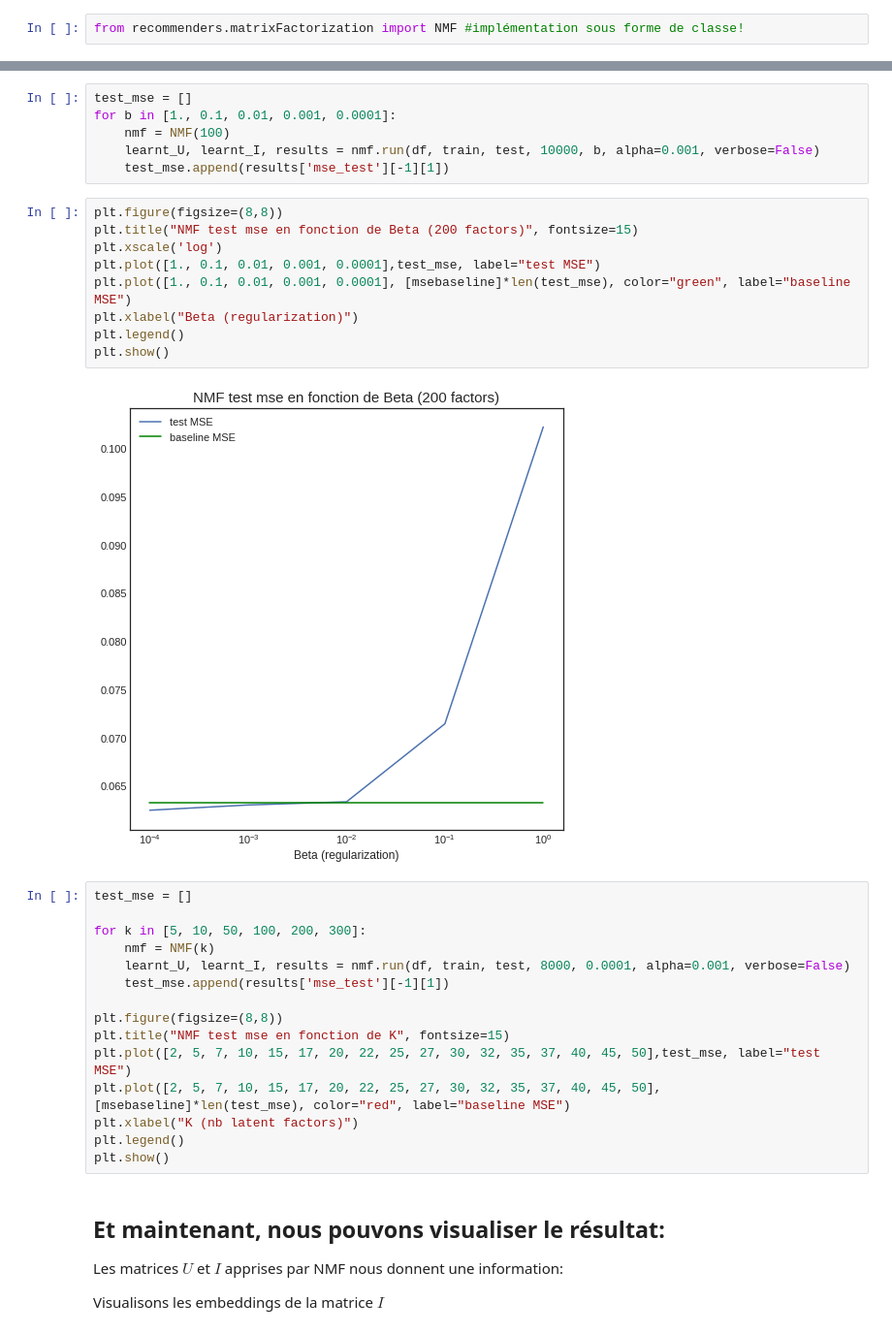
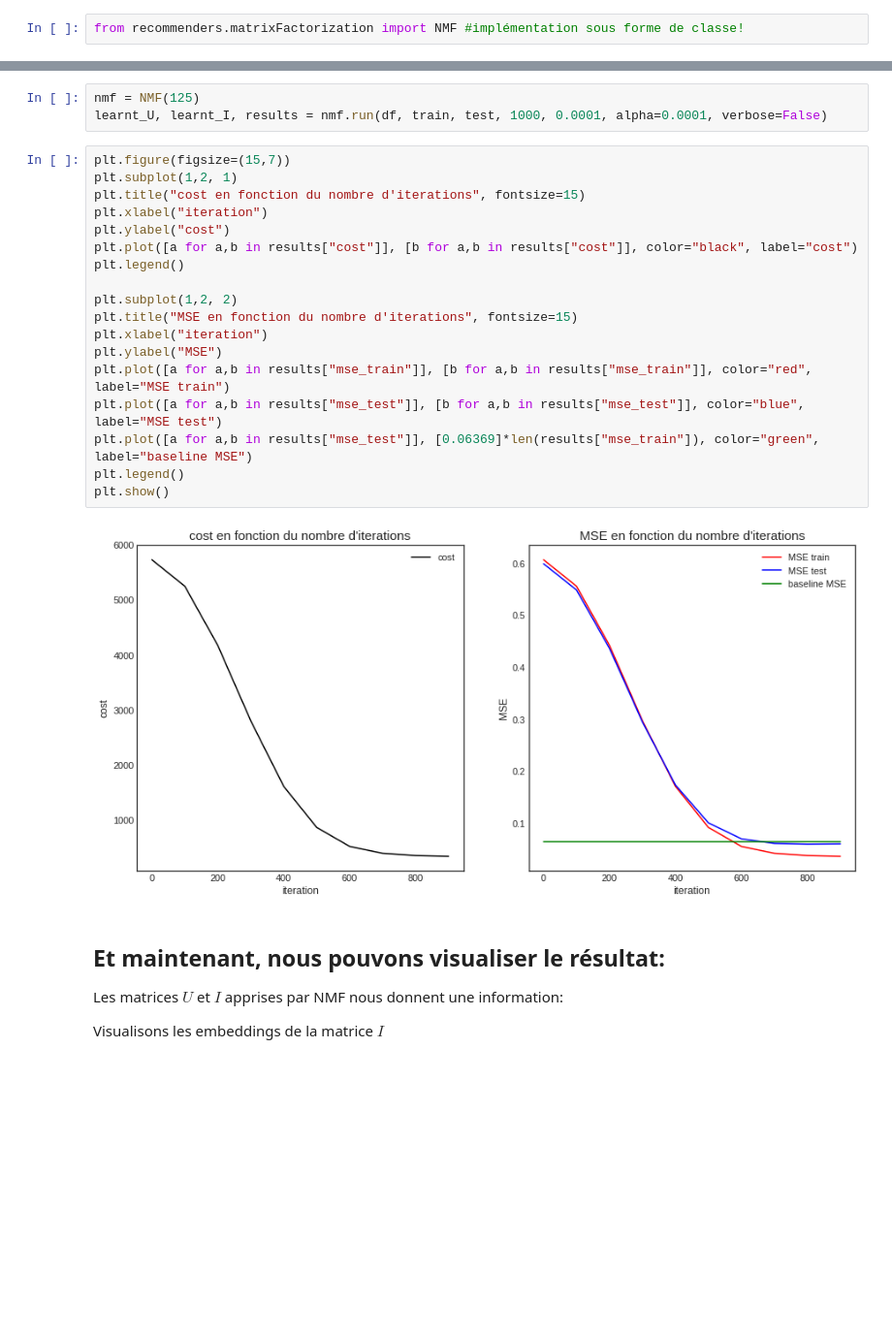
Before and after one commit to ismaelbonneau/movie_recommender, a Jupyter notebook: collaborative_filtering_1.ipynb, the cells around one changed output, grey strips where cells are left out. Shown: that part at 97% size. Drawn from its saved outputs; the diff is of its cells as text; blank space fills up the shorter version.

```diff
--- a/collaborative_filtering_1.ipynb
+++ b/collaborative_filtering_1.ipynb
@@ -368,35 +378,26 @@ from recommenders.matrixFactorization import NMF #implémentation sous forme de
 # %%
-test_mse = []
-for b in [1., 0.1, 0.01, 0.001, 0.0001]:
-    nmf = NMF(100)
-    learnt_U, learnt_I, results = nmf.run(df, train, test, 10000, b, alpha=0.001, verbose=False)
-    test_mse.append(results['mse_test'][-1][1])
+nmf = NMF(125)
+learnt_U, learnt_I, results = nmf.run(df, train, test, 1000, 0.0001, alpha=0.0001, verbose=False)
-# %%
-plt.figure(figsize=(8,8))
-plt.title("NMF test mse en fonction de Beta (200 factors)", fontsize=15)
-plt.xscale('log')
-plt.plot([1., 0.1, 0.01, 0.001, 0.0001],test_mse, label="test MSE")
-plt.plot([1., 0.1, 0.01, 0.001, 0.0001], [msebaseline]*len(test_mse), color="green", label="baseline MSE")
-plt.xlabel("Beta (regularization)")
-plt.legend()
-plt.show()
-# %% [output]
-[figure, removed]
-# %%
-test_mse = []
-
-for k in [5, 10, 50, 100, 200, 300]:
-    nmf = NMF(k)
-    learnt_U, learnt_I, results = nmf.run(df, train, test, 8000, 0.0001, alpha=0.001, verbose=False)
-    test_mse.append(results['mse_test'][-1][1])
-
-plt.figure(figsize=(8,8))
-plt.title("NMF test mse en fonction de K", fontsize=15)
-plt.plot([2, 5, 7, 10, 15, 17, 20, 22, 25, 27, 30, 32, 35, 37, 40, 45, 50],test_mse, label="test MSE")
-plt.plot([2, 5, 7, 10, 15, 17, 20, 22, 25, 27, 30, 32, 35, 37, 40, 45, 50], [msebaseline]*len(test_mse), color="red", label="baseline MSE")
-plt.xlabel("K (nb latent factors)")
-plt.legend()
-plt.show()
+# %%
+plt.figure(figsize=(15,7))
+plt.subplot(1,2, 1)
+plt.title("cost en fonction du nombre d'iterations", fontsize=15)
+plt.xlabel("iteration")
+plt.ylabel("cost")
+plt.plot([a for a,b in results["cost"]], [b for a,b in results["cost"]], color="black", label="cost")
+plt.legend()
+
+plt.subplot(1,2, 2)
+plt.title("MSE en fonction du nombre d'iterations", fontsize=15)
+plt.xlabel("iteration")
+plt.ylabel("MSE")
+plt.plot([a for a,b in results["mse_train"]], [b for a,b in results["mse_train"]], color="red", label="MSE train")
+plt.plot([a for a,b in results["mse_test"]], [b for a,b in results["mse_test"]], color="blue", label="MSE test")
+plt.plot([a for a,b in results["mse_test"]], [0.06369]*len(results["mse_train"]), color="green", label="baseline MSE")
+plt.legend()
+plt.show()
+# %% [output]
+[figure, added]
 # %% [markdown]
 ## Et maintenant, nous pouvons visualiser le résultat:
 
```
Also changed, not shown: parts of 5 cells of this notebook.
